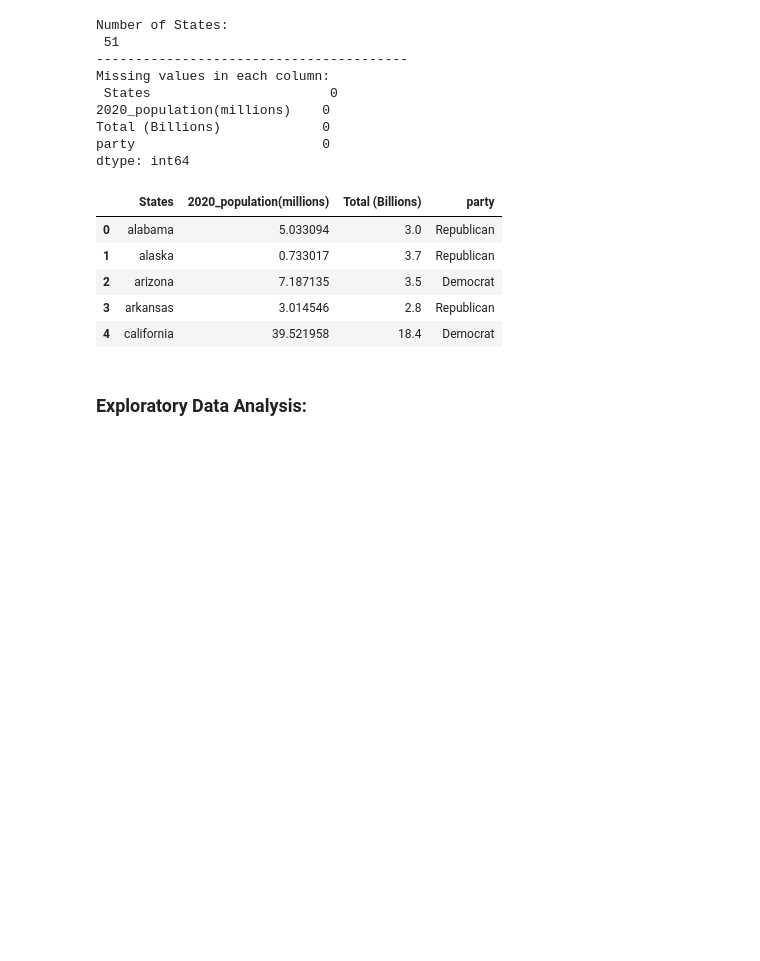
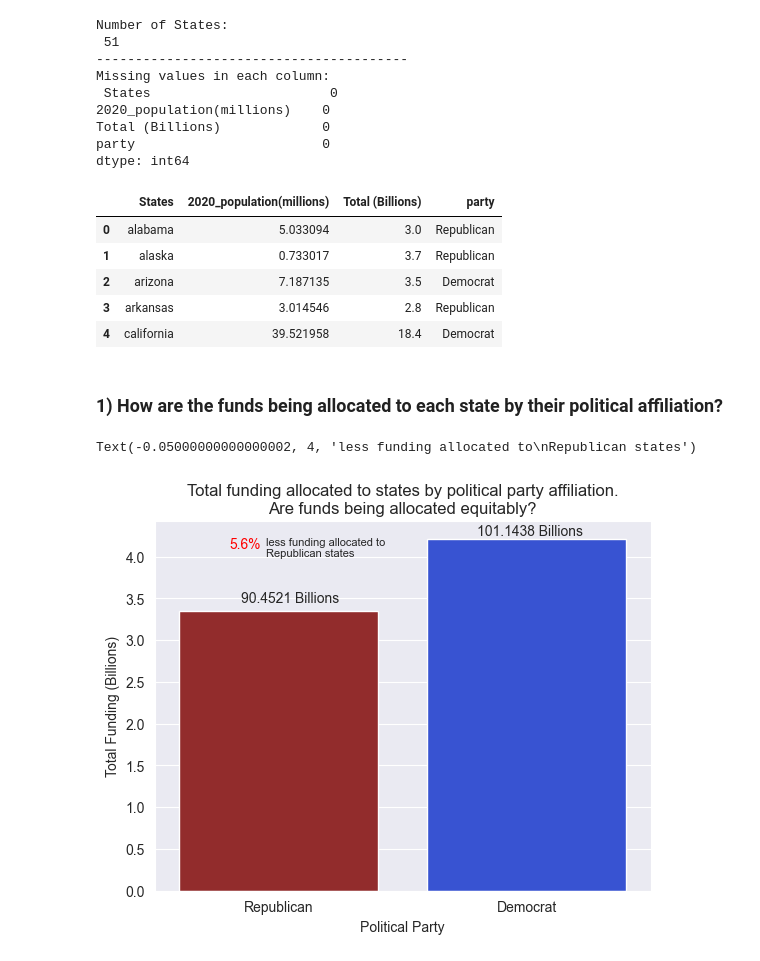
Before and after one commit to stormwhale/Academics, a Jupyter notebook: 608 storytelling and visualization/project1/project1.ipynb, the cells around one changed output. Drawn from its saved outputs; the diff is of its cells as text; code cells hidden in the pictures; blank space fills up the shorter version.

```diff
--- a/608 storytelling and visualization/project1/project1.ipynb
+++ b/608 storytelling and visualization/project1/project1.ipynb
@@ -108,4 +100,24 @@ df_merged.head()
 | 3 | arkansas | 3.014546 | 2.8 | Republican |
 | 4 | california | 39.521958 | 18.4 | Democrat |
 # %% [markdown]
-### Exploratory Data Analysis:
+### 1) How are the funds being allocated to each state by their political affiliation?
+# %%
+demo_fund = df_merged.groupby('party')['Total (Billions)'].sum()['Democrat']
+repub_fund = df_merged.groupby('party')['Total (Billions)'].sum()['Republican']
+
+sns.barplot(df_merged,
+            x = 'party',
+            y = 'Total (Billions)',
+            hue = 'party',
+            palette={'Democrat': "#1E43EC", 'Republican': "#A31B1B"},
+            errorbar=None)
+plt.title('Total funding allocated to states by political party affiliation.\nAre funds being allocated equitably?')
+plt.xlabel('Political Party')
+plt.ylabel('Total Funding (Billions)')
+plt.text(-0.15, 3.5, f'{repub_fund} Billions', va='center')
+plt.text(0.8, 4.3, f'{demo_fund} Billions', va='center')
+plt.text(-0.2, 4.1, f'{(demo_fund - repub_fund) / (demo_fund + repub_fund)*100:.1f}%', fontsize=10, color='red')
+plt.text(-0.2 + 0.15, 4, 'less funding allocated to\nRepublican states', fontsize=8)
+# %% [output]
+Text(-0.05000000000000002, 4, 'less funding allocated to\nRepublican states')
+[figure, added]
```
Also changed, not shown: parts of 19 cells of this notebook.
